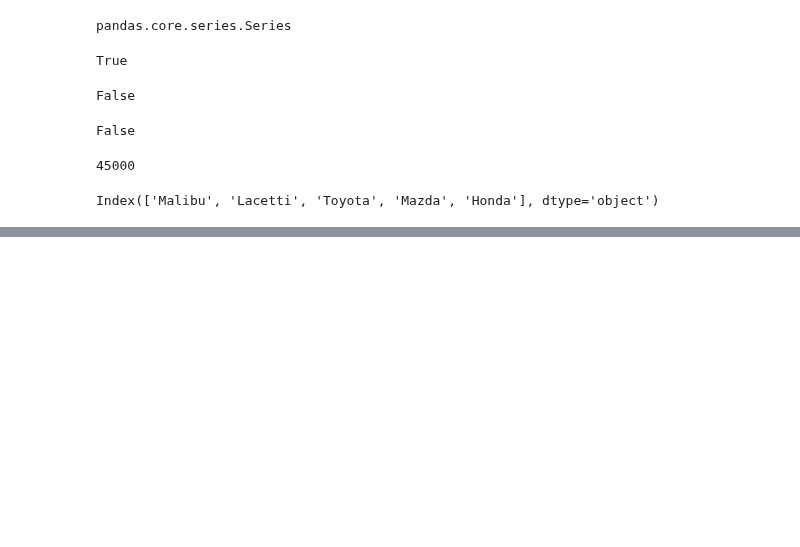
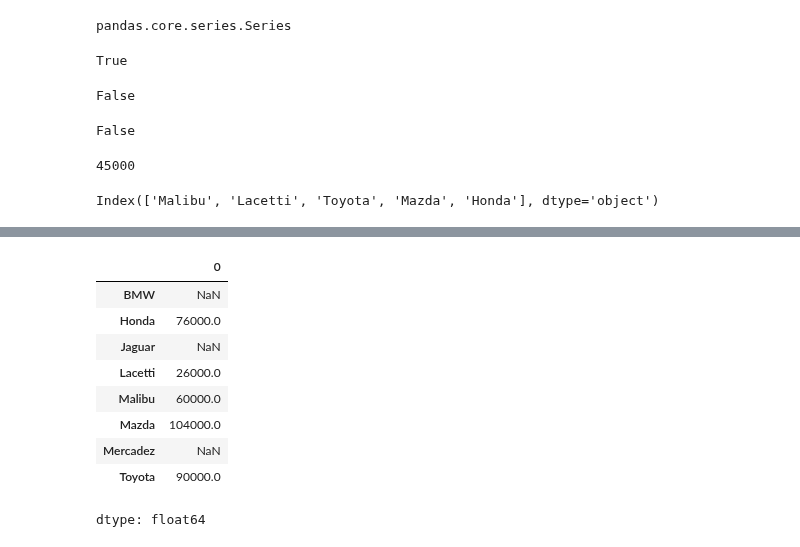
Before and after one commit to izzat-ai/learning-ai, a Jupyter notebook: pandas/series.ipynb, the cells around one changed output, grey strips where cells are left out. Saved outputs shown, nothing was run; the diff lists cells and outputs as text; code cells hidden in the pictures; blank space fills up the shorter version.

```diff
--- a/pandas/series.ipynb
+++ b/pandas/series.ipynb
@@ -207,0 +281,14 @@ cars_ser_idx = Series(cars, index=models)
+# %%
+# add appropriate indexes
+cars_ser+cars_ser_idx
+# %% [output]
+|  | 0 |
+| BMW | NaN |
+| Honda | 76000.0 |
+| Jaguar | NaN |
+| Lacetti | 26000.0 |
+| Malibu | 60000.0 |
+| Mazda | 104000.0 |
+| Mercadez | NaN |
+| Toyota | 90000.0 |
+dtype: float64
```
Also changed, not shown: parts of 14 cells of this notebook.
